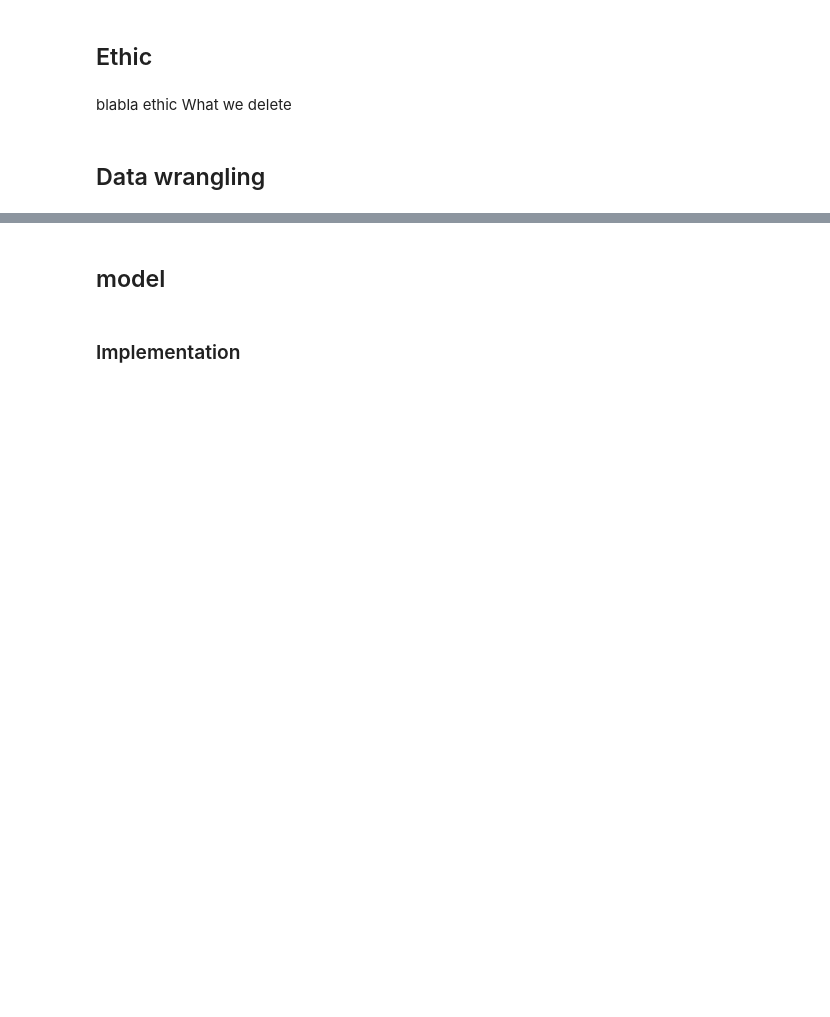
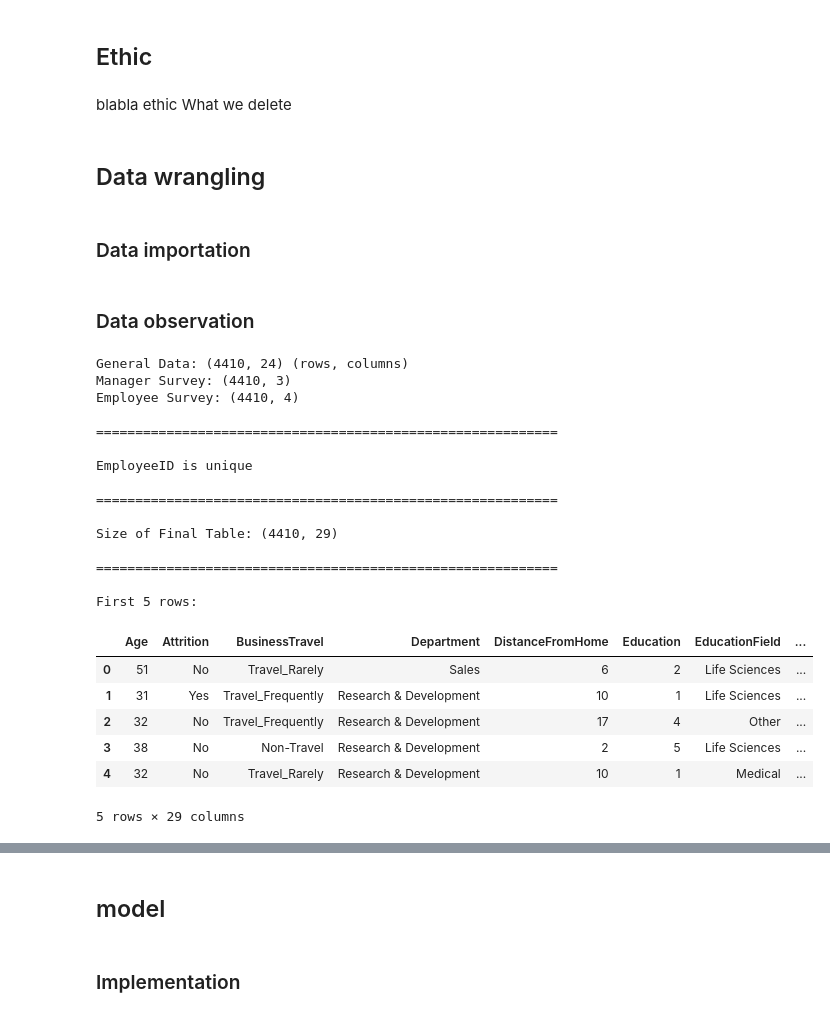
Before and after one commit to Low8/AI-group_5, a Jupyter notebook: project.ipynb, the cells around one changed output, grey strips where cells are left out. Saved outputs shown, nothing was run; the diff lists cells and outputs as text; code cells hidden in the pictures; blank space fills up the shorter version.

```diff
--- a/project.ipynb
+++ b/project.ipynb
@@ -27,3 +28,5 @@ blabla ethic
 What we delete
 # %% [markdown]
 ## Data wrangling
+# %% [markdown]
+### Data importation
@@ -30,7 +40,57 @@ What we delete
+# %% [markdown]
+### Data observation
 # %%
-# Load data
-general_df = pd.read_csv('general_data.csv')
-manager_survey_df = pd.read_csv('manager_survey_data.csv')
-employee_survey_df = pd.read_csv('employee_survey_data.csv')
-in_time = pd.read_csv(r"D:\AI\prj\in_out_time\in_time.csv")
-out_time = pd.read_csv(r"D:\AI\prj\in_out_time\out_time.csv")
+# Check initial data sizes
+print(f"General Data: {general_df.shape} (rows, columns)")
+print(f"Manager Survey: {manager_survey_df.shape}")
+print(f"Employee Survey: {employee_survey_df.shape}")
+
+
+print("\n===========================================================\n")
+
+
+# Check if EmployeeID has duplicates
+if general_df['EmployeeID'].duplicated().sum() == 0:
+    print("EmployeeID is unique")
+else:
+    print("Warning")
+
+
+print("\n===========================================================\n")
+
+
+# Merge data
+merge_df = pd.merge(general_df, manager_survey_df, on='EmployeeID', how='left')
+final_df = pd.merge(merge_df, employee_survey_df, on='EmployeeID', how='left')
+
+print(f"Size of Final Table: {final_df.shape}")
+
+
+print("\n===========================================================\n")
+
+
+print(f"First 5 rows:")
+display(final_df.head())
+# %% [output]
+General Data: (4410, 24) (rows, columns)
+Manager Survey: (4410, 3)
+Employee Survey: (4410, 4)
+
+===========================================================
+
+EmployeeID is unique
+
+===========================================================
+
+Size of Final Table: (4410, 29)
+
+===========================================================
+
+First 5 rows:
+|  | Age | Attrition | BusinessTravel | Department | DistanceFromHome | Education | EducationField | ... |
+| 0 | 51 | No | Travel_Rarely | Sales | 6 | 2 | Life Sciences | ... |
+| 1 | 31 | Yes | Travel_Frequently | Research & Development | 10 | 1 | Life Sciences | ... |
+| 2 | 32 | No | Travel_Frequently | Research & Development | 17 | 4 | Other | ... |
+| 3 | 38 | No | Non-Travel | Research & Development | 2 | 5 | Life Sciences | ... |
+| 4 | 32 | No | Travel_Rarely | Research & Development | 10 | 1 | Medical | ... |
+5 rows × 29 columns
```
Also changed, not shown: parts of 6 cells of this notebook, 2 other files.
